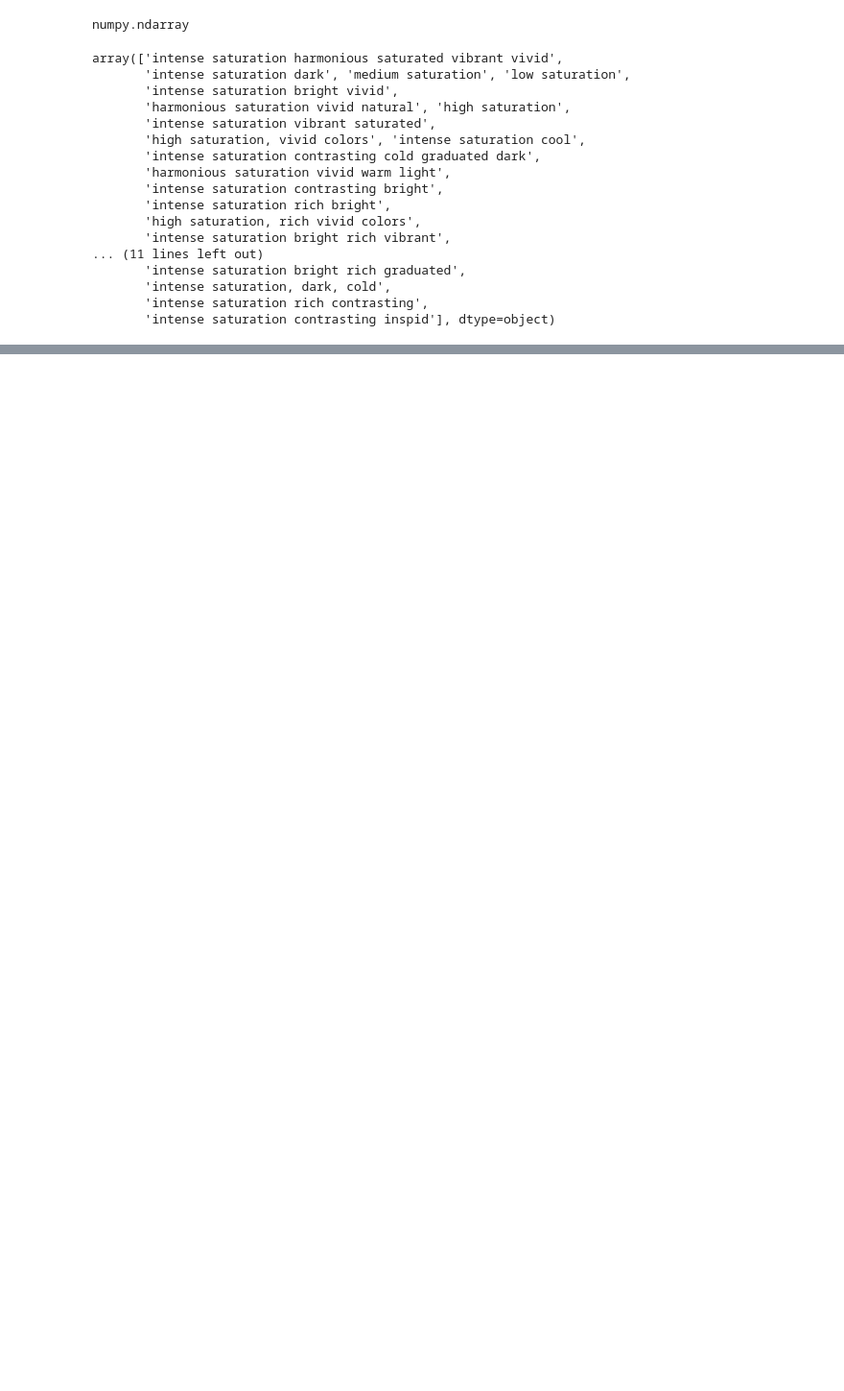
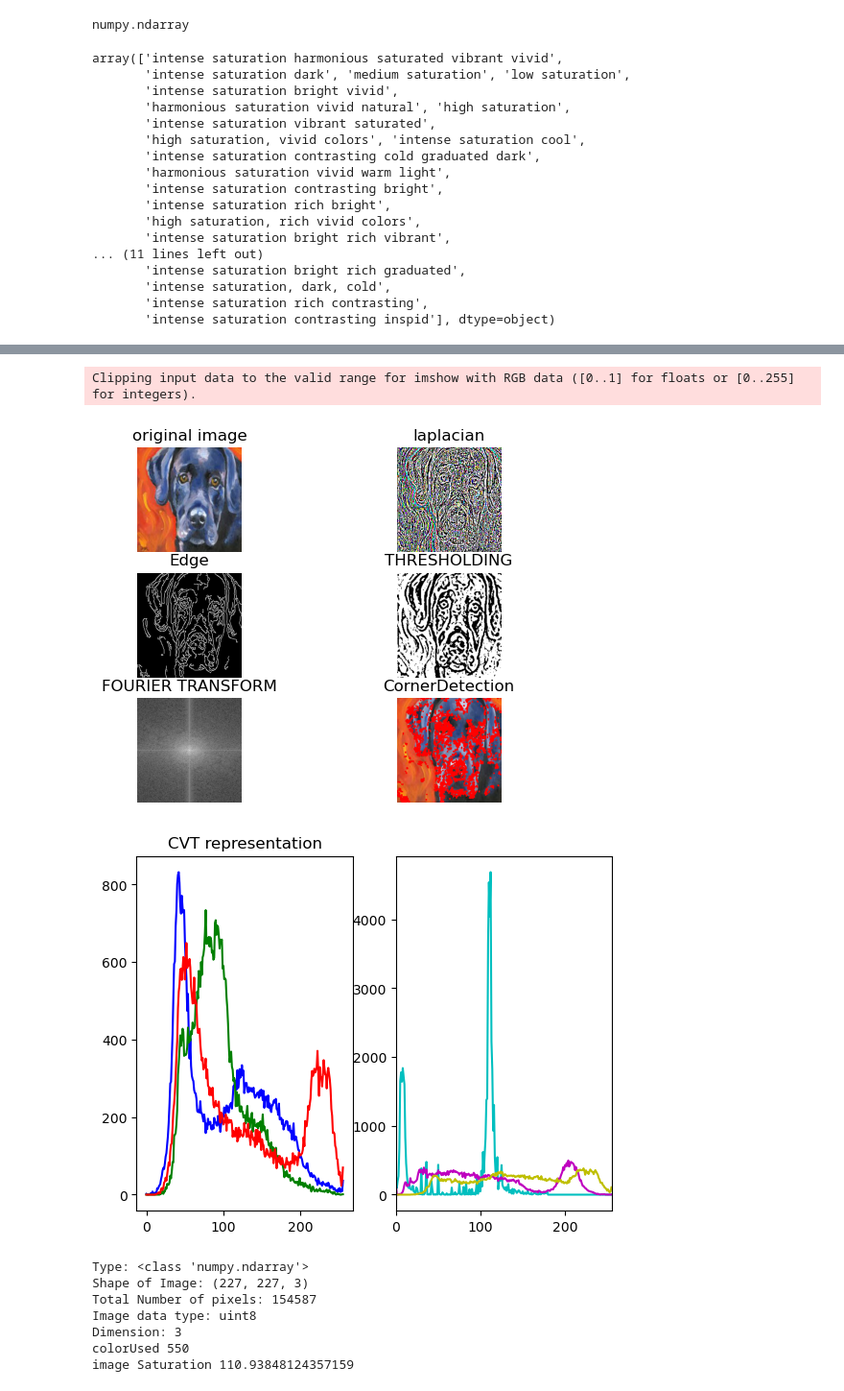
Before and after one commit to md131376st/amlProhect, a Jupyter notebook: data/PACS/AddDataLabels.ipynb, the cells around one changed output, grey strips where cells are left out. Shown at 96% size. Cells and saved outputs as stored; diff of their text form; code cells hidden in the pictures; blank space fills up the shorter version.

```diff
--- a/data/PACS/AddDataLabels.ipynb
+++ b/data/PACS/AddDataLabels.ipynb
@@ -83,0 +239,56 @@ array(['intense saturation harmonious saturated vibrant vivid',
+# %%
+
+for i in all_data_path:
+    fig, axs = plt.subplots(3, 2)
+    img = cv.imread(i)
+    axs[0,0].set_title(f'original image')
+    axs[0,0].axis('off')
+    axs[0,0].imshow(cv.cvtColor(img,cv.COLOR_BGR2RGB))
+    axs[0,1].set_title(f'laplacian')
+    axs[0,1].axis('off')
+    laplacian = cv.Laplacian(img, cv.CV_64F)
+    axs[0,1].imshow(cv.cvtColor(laplacian.astype('float32'), cv.COLOR_BGR2RGB))
+    axs[1,0].set_title(f'Edge')
+    axs[1,0].axis('off')
+    edges = cv.Canny(img, threshold1 = 100, threshold2 = 200)
+    axs[1,0].imshow(cv.cvtColor(edges, cv.COLOR_BGR2RGB))
+    axs[1,1].set_title(f'THRESHOLDING')
+    axs[1,1].axis('off')
+    denoised_img = cv.medianBlur(img, 5)
+    hi = denoised_img.astype(np.uint8)
+    img_grey = cv.cvtColor(hi, cv.COLOR_BGR2GRAY)
+    th = cv.adaptiveThreshold(img_grey, maxValue = 255,
+                               adaptiveMethod = cv.ADAPTIVE_THRESH_GAUSSIAN_C,
+                               thresholdType = cv.THRESH_BINARY, blockSize = 11, C = 2)
+    axs[1,1].imshow(cv.cvtColor(th, cv.COLOR_BGR2RGB))
+    axs[2,0].set_title(f'FOURIER TRANSFORM')
+    axs[2,0].axis('off')
+    freq = np.fft.fft2(img_grey)
+    freq_shift = np.fft.fftshift(freq)
+    magnitude_spectrum = 30 * np.log(np.abs(freq_shift))
+    axs[2,0].imshow(magnitude_spectrum,cmap = 'gray')
+    axs[2,1].set_title(f'CornerDetection')
+    axs[2,1].axis('off')
+    gray = cv.cvtColor(img,cv.COLOR_BGR2GRAY)
+
+    gray = np.float32(gray)
+    corners = cv.cornerHarris(gray, blockSize = 2, ksize = 3, k = 0.04)
+    corners = cv.dilate(corners, None)
+    img_copy = img.copy()
+    img_copy[corners > 0.0001 * corners.max()] = [0, 0, 255]
+    axs[2,1].imshow(cv.cvtColor(img_copy, cv.COLOR_BGR2RGB))
+    plt.show()
+    getImagedetail(i)
+
+    break
+# %% [output]
+Clipping input data to the valid range for imshow with RGB data ([0..1] for floats or [0..255] for integers).
+[figure, added]
+[figure, added]
+Type: <class 'numpy.ndarray'>
+Shape of Image: (227, 227, 3)
+Total Number of pixels: 154587
+Image data type: uint8
+Dimension: 3
+colorUsed 550
+image Saturation 110.93848124357159
```
Also changed, not shown: parts of 7 cells of this notebook.
